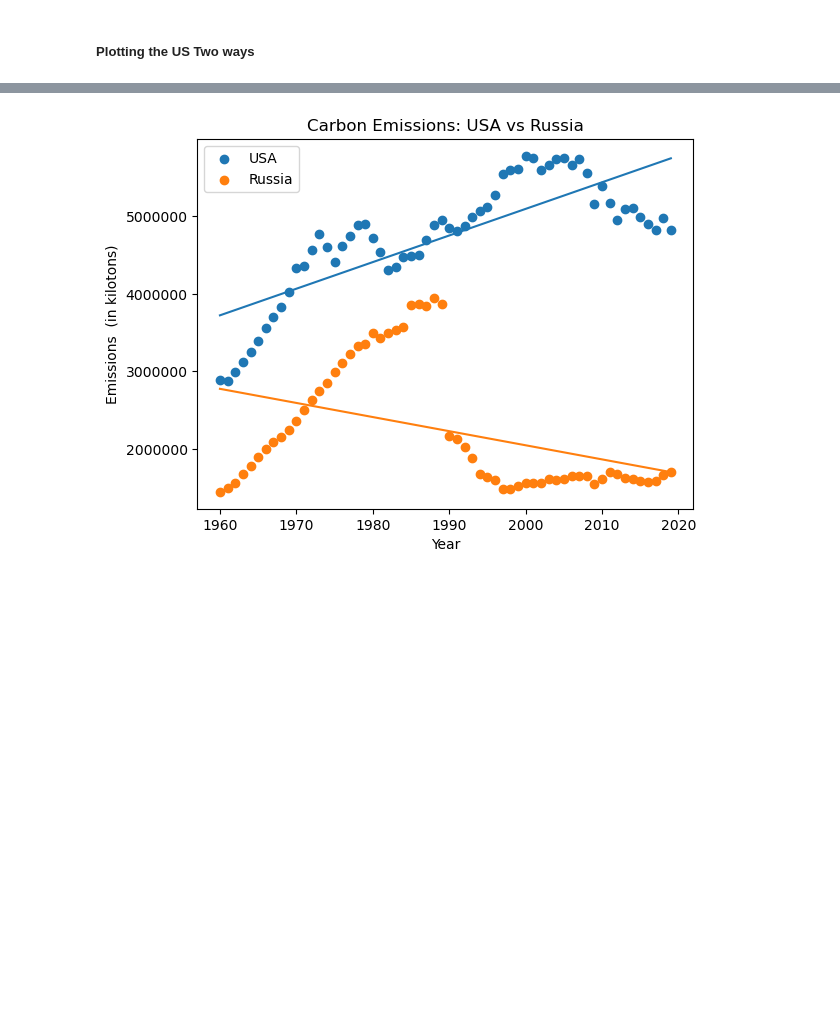
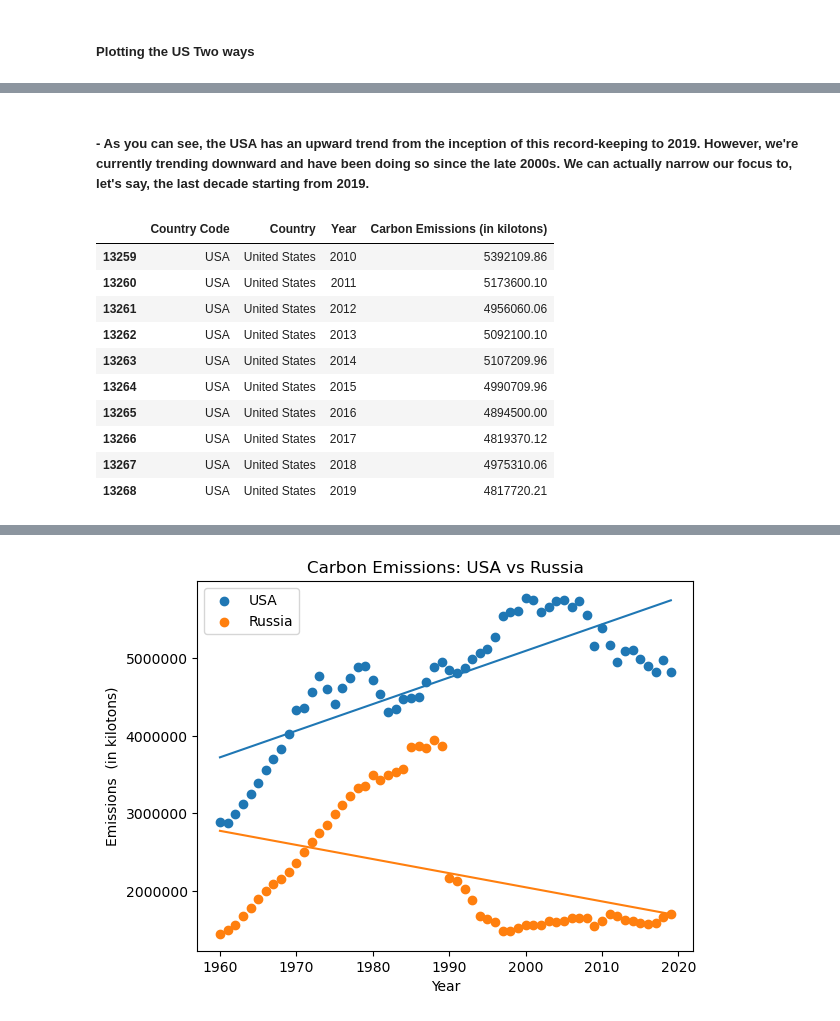
Before and after one commit to JeffreyFennell/Carbon-Emissions, a Jupyter notebook: carbon_emissions_project/carbon_emissions_final.ipynb, the cells around one changed output, grey strips where cells are left out. Drawn from its saved outputs; the diff is of its cells as text; code cells hidden in the pictures; blank space fills up the shorter version.

```diff
--- a/carbon_emissions_project/carbon_emissions_final.ipynb
+++ b/carbon_emissions_project/carbon_emissions_final.ipynb
@@ -251,0 +271,17 @@ plt.show()
+# %% [markdown]
+##### - As you can see, the USA has an upward trend from the inception of this record-keeping to 2019. However, we're currently trending downward and have been doing so since the late 2000s. We can actually narrow our focus to, let's say, the last decade starting from 2019.
+# %%
+# Focus on just the past decade from 2019 in the USA
+usa.loc[13259:13268]
+# %% [output]
+|  | Country Code | Country | Year | Carbon Emissions (in kilotons) |
+| 13259 | USA | United States | 2010 | 5392109.86 |
+| 13260 | USA | United States | 2011 | 5173600.10 |
+| 13261 | USA | United States | 2012 | 4956060.06 |
+| 13262 | USA | United States | 2013 | 5092100.10 |
+| 13263 | USA | United States | 2014 | 5107209.96 |
+| 13264 | USA | United States | 2015 | 4990709.96 |
+| 13265 | USA | United States | 2016 | 4894500.00 |
+| 13266 | USA | United States | 2017 | 4819370.12 |
+| 13267 | USA | United States | 2018 | 4975310.06 |
+| 13268 | USA | United States | 2019 | 4817720.21 |
```
Also changed, not shown: parts of 7 cells of this notebook, 1 other file.
